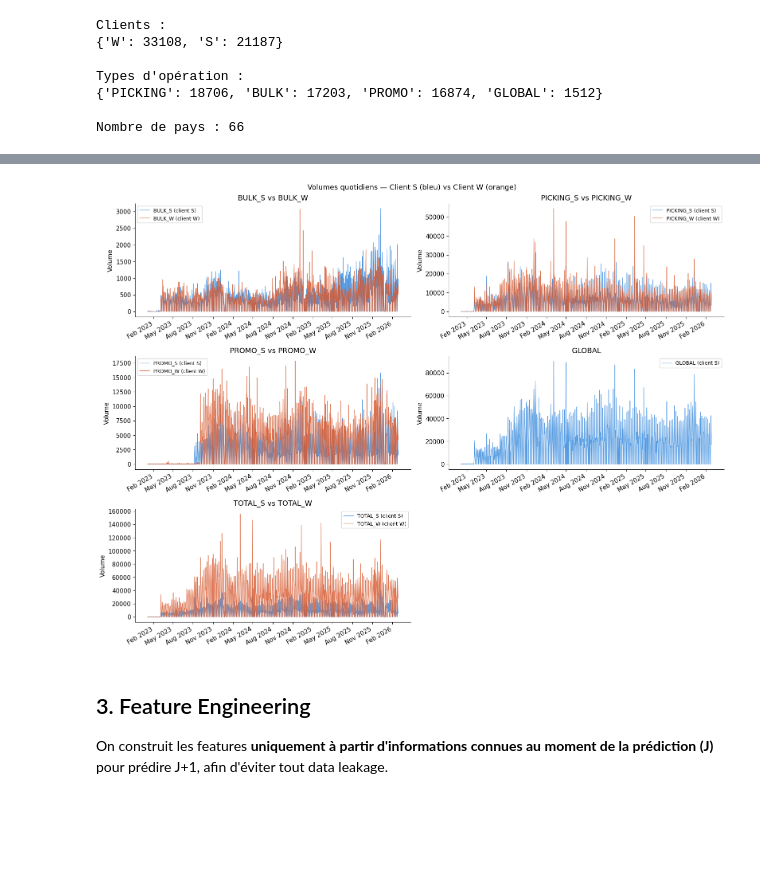
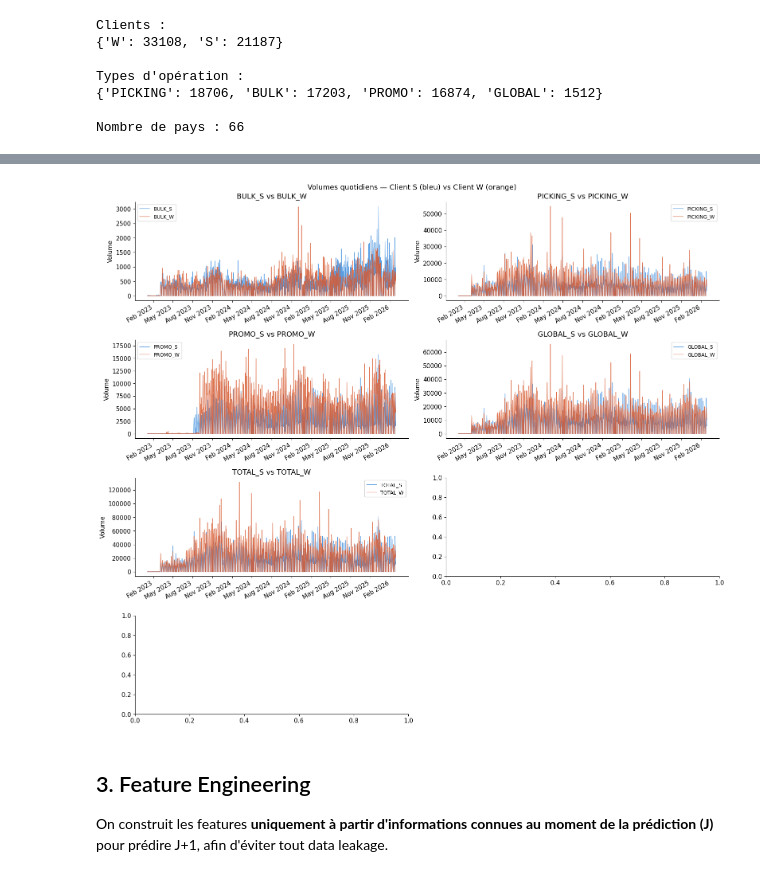
Before and after one commit to ehrmannjulie-bit/crunch, a Jupyter notebook: src/pipeline_entrepot_rf.ipynb, the cells around one changed output, grey strips where cells are left out. Drawn from its saved outputs; the diff is of its cells as text; code cells hidden in the pictures; blank space fills up the shorter version.

```diff
--- a/src/pipeline_entrepot_rf.ipynb
+++ b/src/pipeline_entrepot_rf.ipynb
@@ -47,8 +47,28 @@ plt.rcParams.update({
     'font.size': 11
 })
 
-POLES       = ['BULK_S','BULK_W','PICKING_S','PICKING_W','PROMO_S','PROMO_W','GLOBAL']
+# 8 pôles — GLOBAL séparé en GLOBAL_S et GLOBAL_W
+POLES       = ['BULK_S','BULK_W','PICKING_S','PICKING_W',
+               'PROMO_S','PROMO_W','GLOBAL_S','GLOBAL_W']
 RANDOM_SEED = 42
 
-print('Imports OK — Random Forest')
+# Productivités réelles (OL/heure × 7h/jour)
+# Source : document Productivités OETP
+HEURES_PAR_JOUR = 7
+PRODUCTIVITE_HORAIRE = {
+    'BULK_S'    : 26.5,
+    'BULK_W'    : 26.5,
+    'PICKING_S' : 157.0,
+    'PICKING_W' : 157.0,
+    'PROMO_S'   : 125.0,
+    'PROMO_W'   : 125.0,
+    'GLOBAL_S'  : 102.83,
+    'GLOBAL_W'  : 102.83,
+}
+PRODUCTIVITE = {p: round(v * HEURES_PAR_JOUR) for p, v in PRODUCTIVITE_HORAIRE.items()}
+
+print('Imports OK — Random Forest | 8 pôles')
+print('\nProductivités journalières (OL/op/jour) :')
+for p, v in PRODUCTIVITE.items():
+    print(f'  {p:12s} : {PRODUCTIVITE_HORAIRE[p]:5.1f} OL/h × {HEURES_PAR_JOUR}h = {v:>5} OL/op/jour')
 # %% [output]
@@ -272,29 +283,32 @@ Stats par pôle :
 # %%
-fig, axes = plt.subplots(3, 2, figsize=(16, 12))
+fig, axes = plt.subplots(4, 2, figsize=(16, 14))
 pairs = [('BULK_S','BULK_W'), ('PICKING_S','PICKING_W'),
-         ('PROMO_S','PROMO_W'), ('GLOBAL',None), ('TOTAL_S','TOTAL_W')]
+         ('PROMO_S','PROMO_W'), ('GLOBAL_S','GLOBAL_W'),
+         ('TOTAL_S','TOTAL_W')]
 colors_s = '#378ADD'
 colors_w = '#D85A30'
 
 for ax, (pole_s, pole_w) in zip(axes.flat, pairs):
-    ax.plot(daily['DATE'], daily[pole_s], color=colors_s, linewidth=0.9,
-            alpha=0.85, label=f'{pole_s} (client S)')
-    if pole_w and pole_w in daily.columns:
-        ax.plot(daily['DATE'], daily[pole_w], color=colors_w, linewidth=0.9,
-                alpha=0.85, label=f'{pole_w} (client W)')
-    ax.set_title(f'{pole_s}' + (f' vs {pole_w}' if pole_w else ''), fontweight='500')
+    if pole_s in daily.columns:
+        ax.plot(daily['DATE'], daily[pole_s], color=colors_s, lw=0.9,
+                alpha=0.85, label=f'{pole_s}')
+    if pole_w in daily.columns:
+        ax.plot(daily['DATE'], daily[pole_w], color=colors_w, lw=0.9,
+                alpha=0.85, label=f'{pole_w}')
+    ax.set_title(f'{pole_s} vs {pole_w}', fontweight='500')
     ax.set_ylabel('Volume')
     ax.xaxis.set_major_formatter(mdates.DateFormatter('%b %Y'))
     ax.xaxis.set_major_locator(mdates.MonthLocator(interval=3))
     plt.setp(ax.xaxis.get_majorticklabels(), rotation=30, ha='right')
     ax.legend(fontsize=9)
 
 axes.flat[-1].set_visible(False)
-fig.suptitle('Volumes quotidiens — Client S (bleu) vs Client W (orange)', fontsize=13, fontweight='500')
+fig.suptitle('Volumes quotidiens — Client S (bleu) vs Client W (orange)',
+             fontsize=13, fontweight='500')
 plt.tight_layout()
 plt.show()
 # %% [output]
-[figure, old version]
+[figure, new version]
 # %% [markdown]
 ## 3. Feature Engineering
 
```
Also changed, not shown: parts of 17 cells of this notebook.
